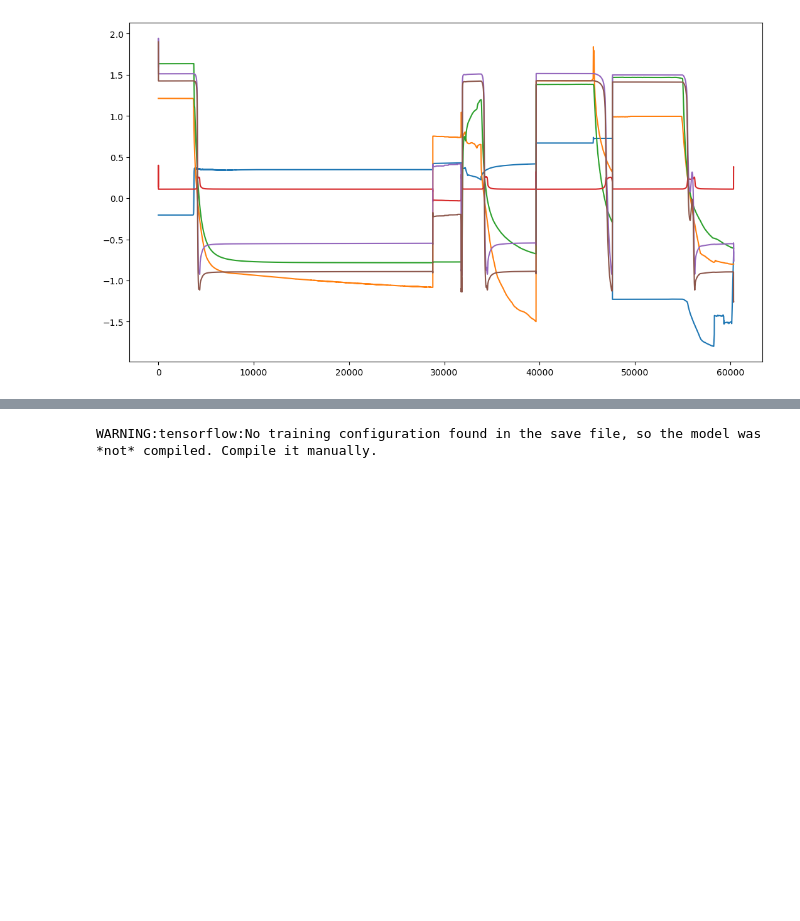
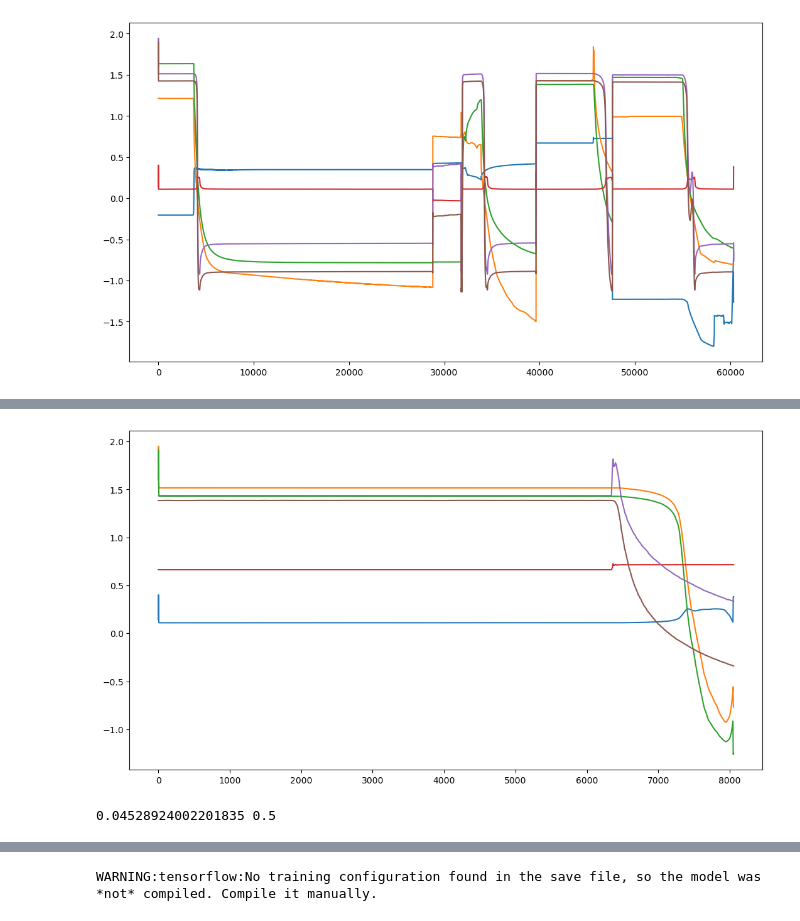
Before and after one commit to frrp16/Anomaly-Detection-Oil-and-Gas, a Jupyter notebook: code/3W/paper-4-lstm-gan-rev copy.ipynb, the cells around one changed output, grey strips where cells are left out. Cells and saved outputs as stored; diff of their text form; code cells hidden in the pictures; blank space fills up the shorter version.

```diff
--- a/code/3W/paper-4-lstm-gan-rev copy.ipynb
+++ b/code/3W/paper-4-lstm-gan-rev copy.ipynb
@@ -846,0 +847,7 @@ WARNING:tensorflow:Compiled the loaded model, but the compiled metrics have yet
+# %%
+plt.figure(figsize=(13,7))
+plt.plot(pred_2d)
+plt.plot(sample_test_np_scaled)
+plt.show()
+# %% [output]
+[figure, added]
@@ -846,0 +856,5 @@ WARNING:tensorflow:Compiled the loaded model, but the compiled metrics have yet
+# %%
+thres, f1, sample_y_pred  = find_optimal_threshold(r_e, sample_test_class)
+print(thres, f1)
+# %% [output]
+0.04528924002201835 0.5
```
Also changed, not shown: parts of 24 cells of this notebook, 4 other files.
